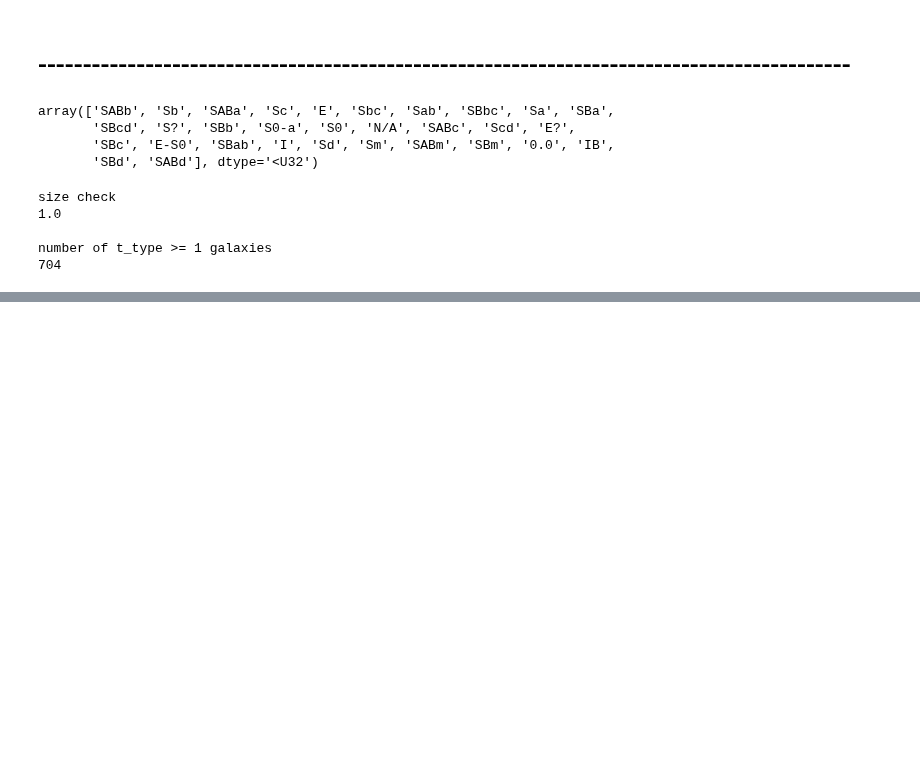
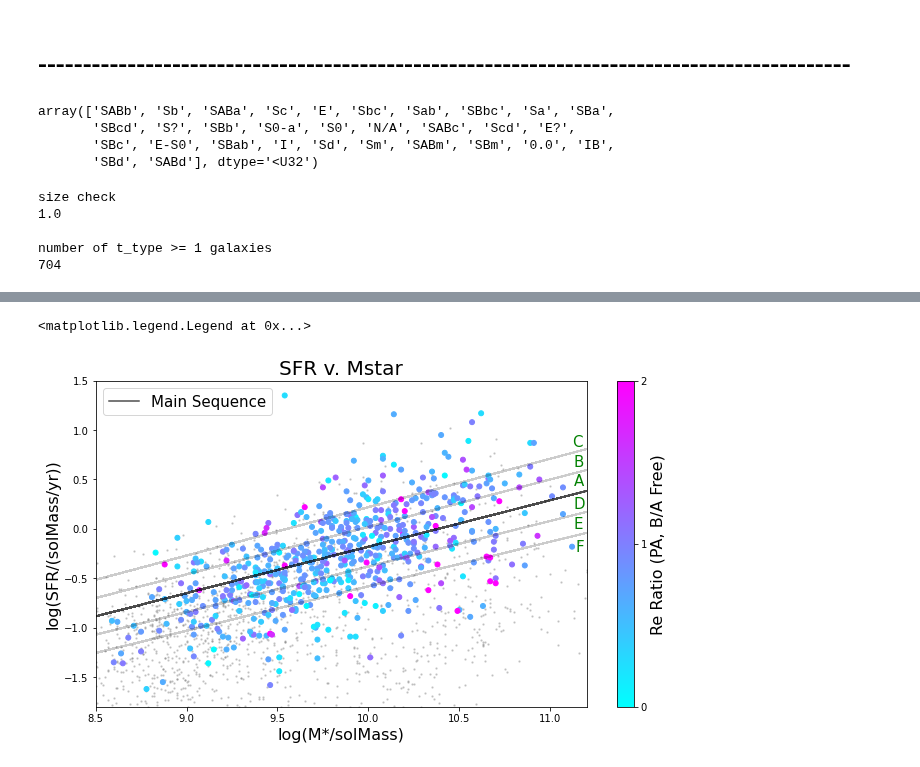
Before and after one commit to Kyssuber/research, a Jupyter notebook: disk_size_comparison.ipynb, the cells around one changed output, grey strips where cells are left out. Drawn from its saved outputs; the diff is of its cells as text; code cells hidden in the pictures; blank space fills up the shorter version.

```diff
--- a/disk_size_comparison.ipynb
+++ b/disk_size_comparison.ipynb
@@ -386,0 +384,65 @@ for i in range(1,5):
+# %%
+#FREE
+
+#defining subset...mgs from Leroy paper
+mgs = Table.read(homedir+'/Desktop/v1-20210308/vf_north_v1_z0mgs.fits')
+#cuts sample to 933
+mgstab = mgs[flag_hyp]
+#cuts sample to 704 (using sgacut flag)
+mgstab = mgstab[flag_sga2]
+
+Mstar = mgstab['logmass']  #x axis
+SFR = mgstab['logsfr']   #y axis; frequently found with WISE C4 data
+D25 = 10**(hyp['logd25'])
+
+#full catalog...
+Mstar_full = mgs['logmass']
+SFR_full = mgs['logsfr']
+
+plt.figure(figsize=(11,6))
+plt.scatter(Mstar_full,SFR_full,color='gray',s=2,alpha=0.3)
+plt.scatter(Mstar[t2_error],SFR[t2_error],c=re_ratio_2,cmap='cool',linewidths=1,vmin=0,vmax=2,s=25,alpha=1)
+
+#ensures 10 tick marks corresponding with 4 discrete colors
+cb = plt.colorbar(ticks=range(0,5,1))
+
+#defines tick bar upper and lower bounds
+#plt.clim(0,3)
+cb.set_label('Re Ratio (PA, B/A Free)',fontsize=16)
+plt.xlabel('log(M*/solMass)',fontsize=16)
+plt.ylabel('log(SFR/(solMass/yr))',fontsize=16)
+plt.title('SFR v. Mstar', fontsize=20)
+
+#trim the "gray"
+plt.xlim(8.5,11.2)
+plt.ylim(-1.8,1.5)
+
+#best-fit line test...
+#slope: 0.47 +/- 0.01
+#y-intercept: -4.88 +/- 0.10
+y = Mstar_full*0.47 - 4.88
+
+#edgecolors='k'
+onestd_upper = Mstar_full*(0.47+0.01) - (4.88-0.1)
+onestd_lower = Mstar_full*(0.47-0.01) - (4.88+0.1)
+twostd_upper = Mstar_full*(0.47+0.02) - (4.88-0.2)
+twostd_lower = Mstar_full*(0.47-0.02) - (4.88+0.2)
+
+plt.plot(Mstar_full,y,label=('Main Sequence'),color='black',alpha=0.7)
+plt.plot(Mstar_full,onestd_upper,'black',linestyle='--',alpha=0.2)
+plt.plot(Mstar_full,onestd_lower,'black',linestyle='--',alpha=0.2)
+plt.plot(Mstar_full,twostd_upper,'black',linestyle='--',alpha=0.2)
+plt.plot(Mstar_full,twostd_lower,'black',linestyle='--',alpha=0.2)
+
+#defining regions
+plt.text(11.13,0.44,'A',fontsize=15,color='g',label=r'+3$\sigma$')
+plt.text(11.13,0.63,'B',fontsize=15,color='g',label=r'+2$\sigma$')
+plt.text(11.122,0.83,'C',fontsize=15,color='g',label=r'+1$\sigma$')
+plt.text(11.13,0.21,'D',fontsize=15,color='g',label=r'-1$\sigma$')
+plt.text(11.13,0.0,'E',fontsize=15,color='g',label=r'-2$\sigma$')
+plt.text(11.14,-0.23,'F',fontsize=15,color='g',label=r'-3$\sigma$')
+
+plt.legend(loc='upper left',fontsize=15)
+# %% [output]
+<matplotlib.legend.Legend at 0x...>
+[figure, added]
```
Also changed, not shown: parts of 34 cells of this notebook, 1 other file.
